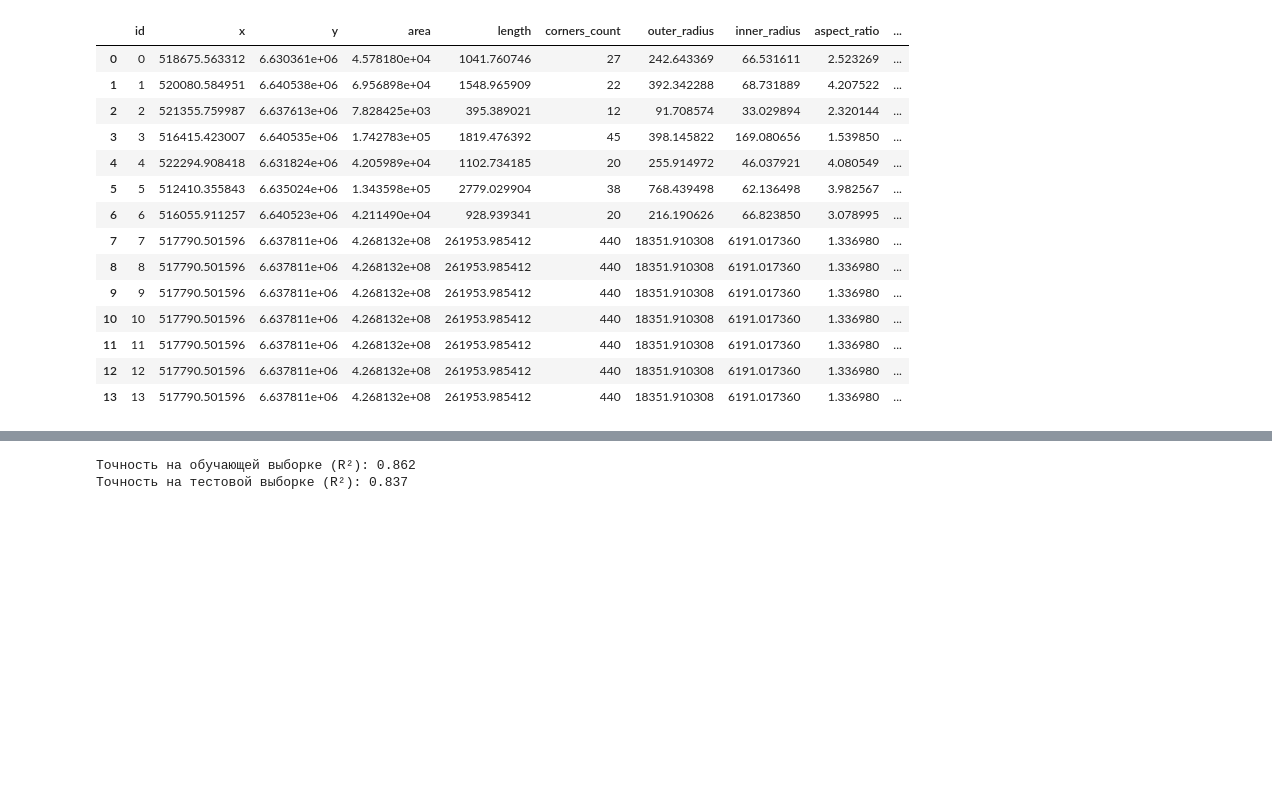
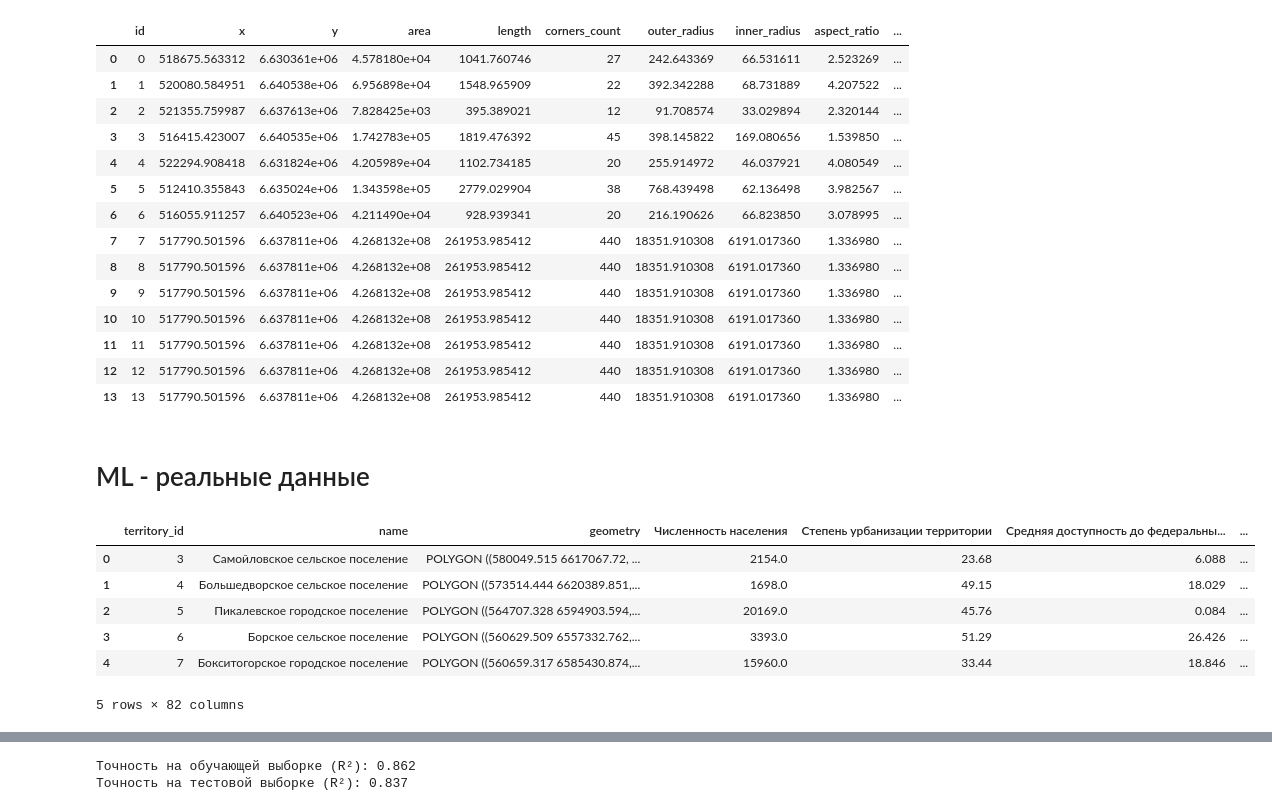
Before and after one commit to Mvin8/Urbanomy, a Jupyter notebook: examples/F37.ipynb, the cells around one changed output, grey strips where cells are left out. Saved outputs shown, nothing was run; the diff lists cells and outputs as text; code cells hidden in the pictures; blank space fills up the shorter version.

```diff
--- a/examples/F37.ipynb
+++ b/examples/F37.ipynb
@@ -95,3 +218,16 @@ split_gdf
 | 11 | 11 | 517790.501596 | 6.637811e+06 | 4.268132e+08 | 261953.985412 | 440 | 18351.910308 | 6191.017360 | 1.336980 | ... |
 | 12 | 12 | 517790.501596 | 6.637811e+06 | 4.268132e+08 | 261953.985412 | 440 | 18351.910308 | 6191.017360 | 1.336980 | ... |
 | 13 | 13 | 517790.501596 | 6.637811e+06 | 4.268132e+08 | 261953.985412 | 440 | 18351.910308 | 6191.017360 | 1.336980 | ... |
+# %% [markdown]
+# ML - реальные данные
+# %%
+gdf = gpd.read_parquet('data/territories_indicators.parquet')
+gdf.head()
+# %% [output]
+|  | territory_id | name | geometry | Численность населения | Степень урбанизации территории | Средняя доступность до федеральны... | ... |
+| 0 | 3 | Самойловское сельское поселение | POLYGON ((580049.515 6617067.72, ... | 2154.0 | 23.68 | 6.088 | ... |
+| 1 | 4 | Большедворское сельское поселение | POLYGON ((573514.444 6620389.851,... | 1698.0 | 49.15 | 18.029 | ... |
+| 2 | 5 | Пикалевское городское поселение | POLYGON ((564707.328 6594903.594,... | 20169.0 | 45.76 | 0.084 | ... |
+| 3 | 6 | Борское сельское поселение | POLYGON ((560629.509 6557332.762,... | 3393.0 | 51.29 | 26.426 | ... |
+| 4 | 7 | Бокситогорское городское поселение | POLYGON ((560659.317 6585430.874,... | 15960.0 | 33.44 | 18.846 | ... |
+5 rows × 82 columns
```
Also changed, not shown: parts of 15 cells of this notebook.
